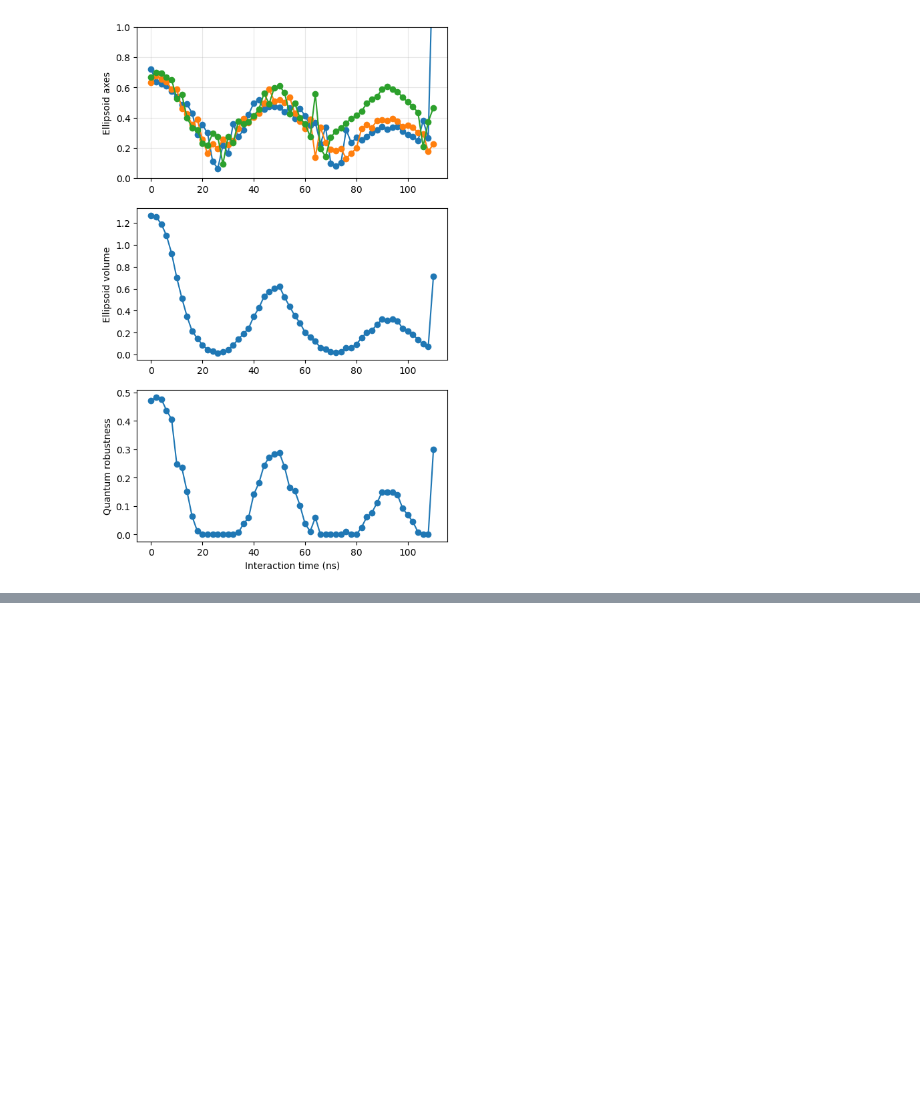
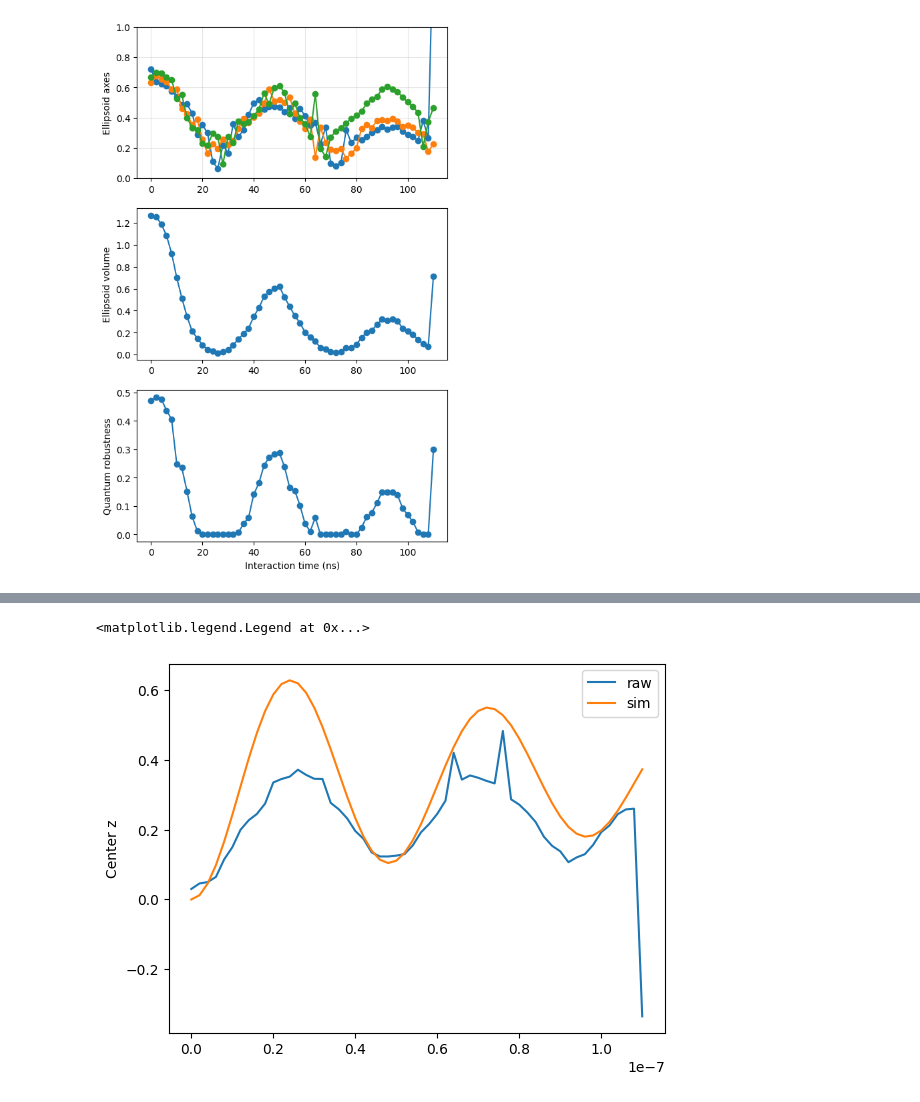
Before and after one commit to 44hsiang/quantum_memory_data, a Jupyter notebook: non_Markovian_data.ipynb, the cells around one changed output, grey strips where cells are left out. Saved outputs shown, nothing was run; the diff lists cells and outputs as text; code cells hidden in the pictures; blank space fills up the shorter version.

```diff
--- a/non_Markovian_data.ipynb
+++ b/non_Markovian_data.ipynb
@@ -235,0 +465,11 @@ plt.show()
+# %%
+sim_center_list = np.array([swap_result_dict[key]['center'] for key in sim_swap_analyze.keys()])
+raw_center_list = np.array([non_Markovian_data_raw[key]['ellipsoid']['center'] for key in non_Markovian_key])
+
+plt.plot(interaction_time*1e-9,raw_center_list[:,2],label = 'raw')
+plt.plot(swap_time,sim_center_list[:,2],label='sim')
+plt.ylabel('Center z')
+plt.legend()
+# %% [output]
+<matplotlib.legend.Legend at 0x...>
+[figure, added]
```
Also changed, not shown: parts of 23 cells of this notebook, 1 other file.
